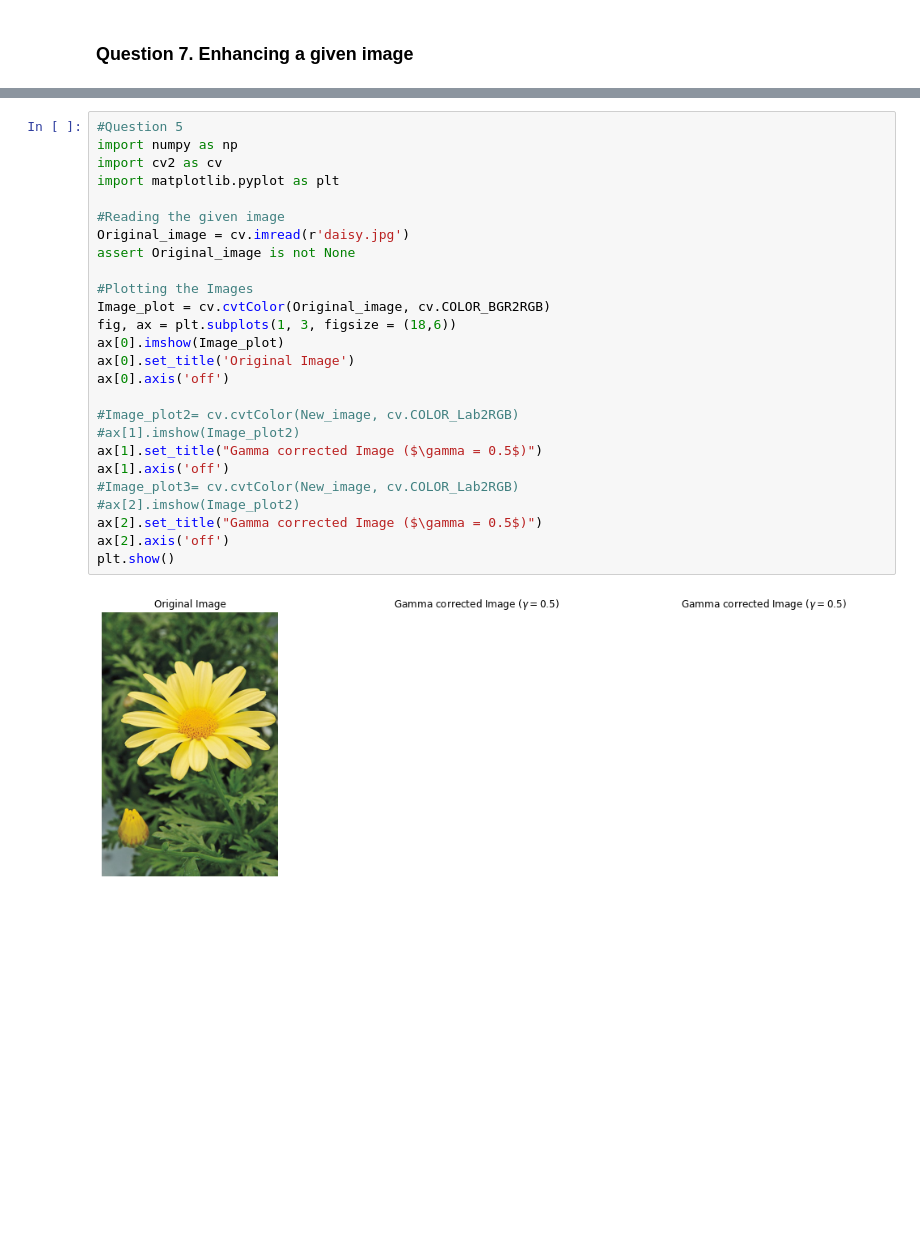
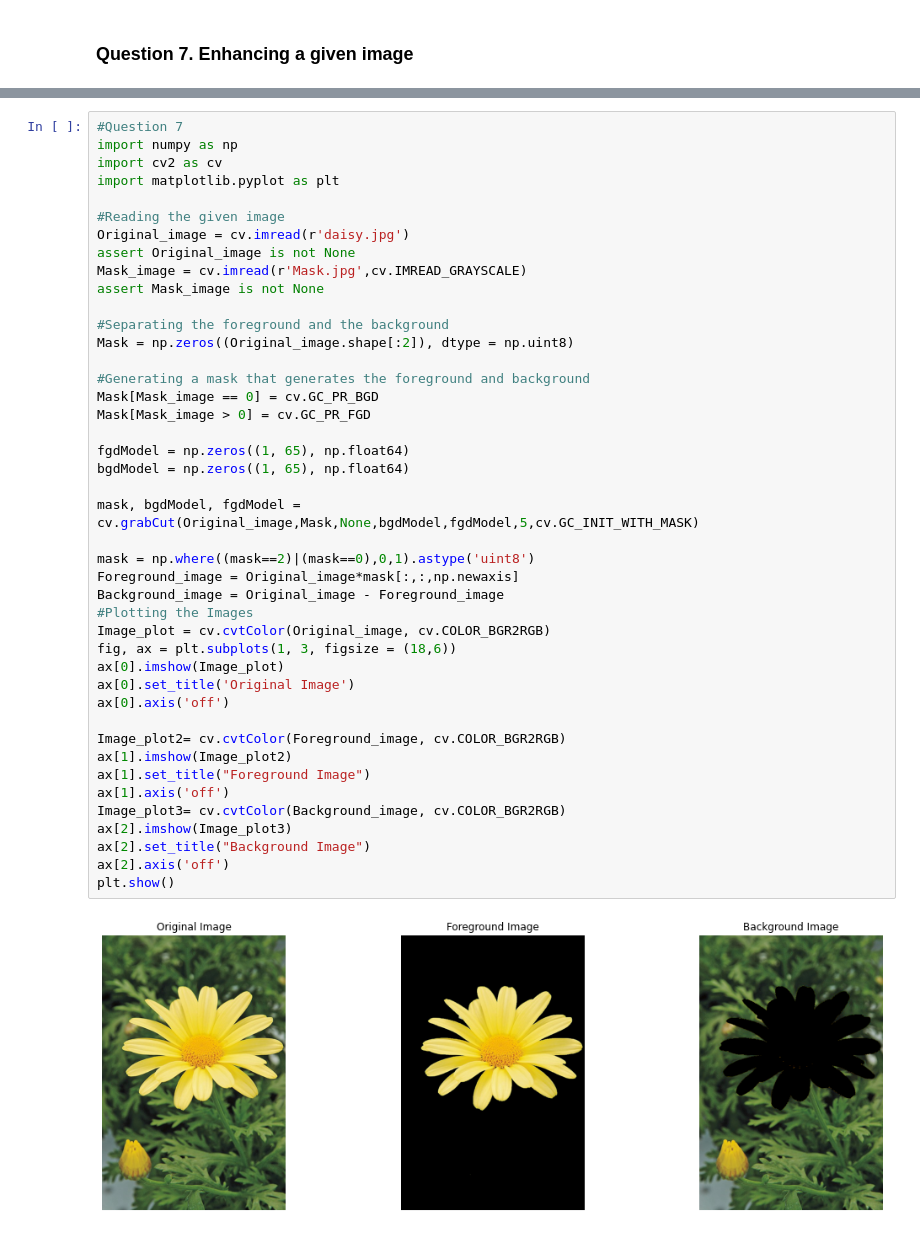
Before and after one commit to K-Thanushan/EN2550-Fundamentals-of-Image-Processing-and-Machine-Vision, a Jupyter notebook: Assignments/Assignment1/EN2550_Assignment1_190621M.ipynb, the cells around one changed output, grey strips where cells are left out. Cells and saved outputs as stored; diff of their text form; blank space fills up the shorter version.

```diff
--- a/Assignments/Assignment1/EN2550_Assignment1_190621M.ipynb
+++ b/Assignments/Assignment1/EN2550_Assignment1_190621M.ipynb
@@ -282,28 +377,45 @@ plt.show()
 # %%
-#Question 5
+#Question 7
 import numpy as np
 import cv2 as cv
 import matplotlib.pyplot as plt
 
 #Reading the given image
 Original_image = cv.imread(r'daisy.jpg')
 assert Original_image is not None
+Mask_image = cv.imread(r'Mask.jpg',cv.IMREAD_GRAYSCALE)
+assert Mask_image is not None
 
+#Separating the foreground and the background
+Mask = np.zeros((Original_image.shape[:2]), dtype = np.uint8)
+
+#Generating a mask that generates the foreground and background
+Mask[Mask_image == 0] = cv.GC_PR_BGD
+Mask[Mask_image > 0] = cv.GC_PR_FGD
+
+fgdModel = np.zeros((1, 65), np.float64)
+bgdModel = np.zeros((1, 65), np.float64)
+
+mask, bgdModel, fgdModel = cv.grabCut(Original_image,Mask,None,bgdModel,fgdModel,5,cv.GC_INIT_WITH_MASK)
+
+mask = np.where((mask==2)|(mask==0),0,1).astype('uint8')
+Foreground_image = Original_image*mask[:,:,np.newaxis]
+Background_image = Original_image - Foreground_image
 #Plotting the Images
 Image_plot = cv.cvtColor(Original_image, cv.COLOR_BGR2RGB)
 fig, ax = plt.subplots(1, 3, figsize = (18,6))
 ax[0].imshow(Image_plot)
 ax[0].set_title('Original Image')
 ax[0].axis('off')
 
-#Image_plot2= cv.cvtColor(New_image, cv.COLOR_Lab2RGB)
-#ax[1].imshow(Image_plot2)
-ax[1].set_title("Gamma corrected Image ($\gamma = 0.5$)")
+Image_plot2= cv.cvtColor(Foreground_image, cv.COLOR_BGR2RGB)
+ax[1].imshow(Image_plot2)
+ax[1].set_title("Foreground Image")
 ax[1].axis('off')
-#Image_plot3= cv.cvtColor(New_image, cv.COLOR_Lab2RGB)
-#ax[2].imshow(Image_plot2)
-ax[2].set_title("Gamma corrected Image ($\gamma = 0.5$)")
+Image_plot3= cv.cvtColor(Background_image, cv.COLOR_BGR2RGB)
+ax[2].imshow(Image_plot3)
+ax[2].set_title("Background Image")
 ax[2].axis('off')
 plt.show()
 # %% [output]
-[figure, old version]
+[figure, new version]
```
Also changed, not shown: parts of 9 cells of this notebook, 3 other files.
